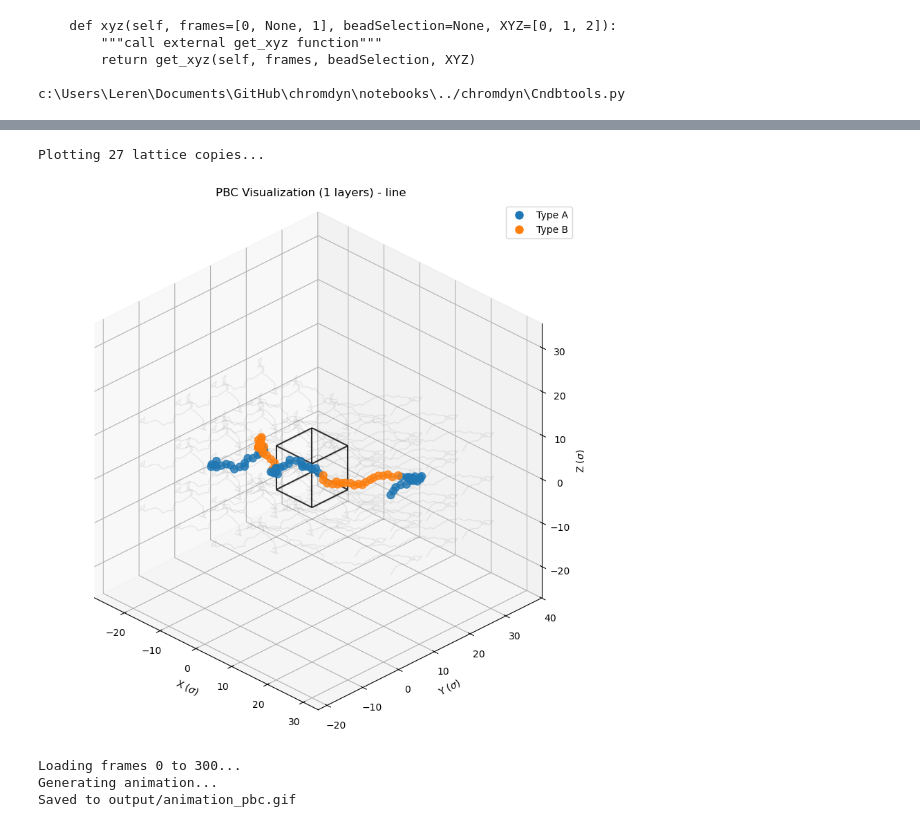
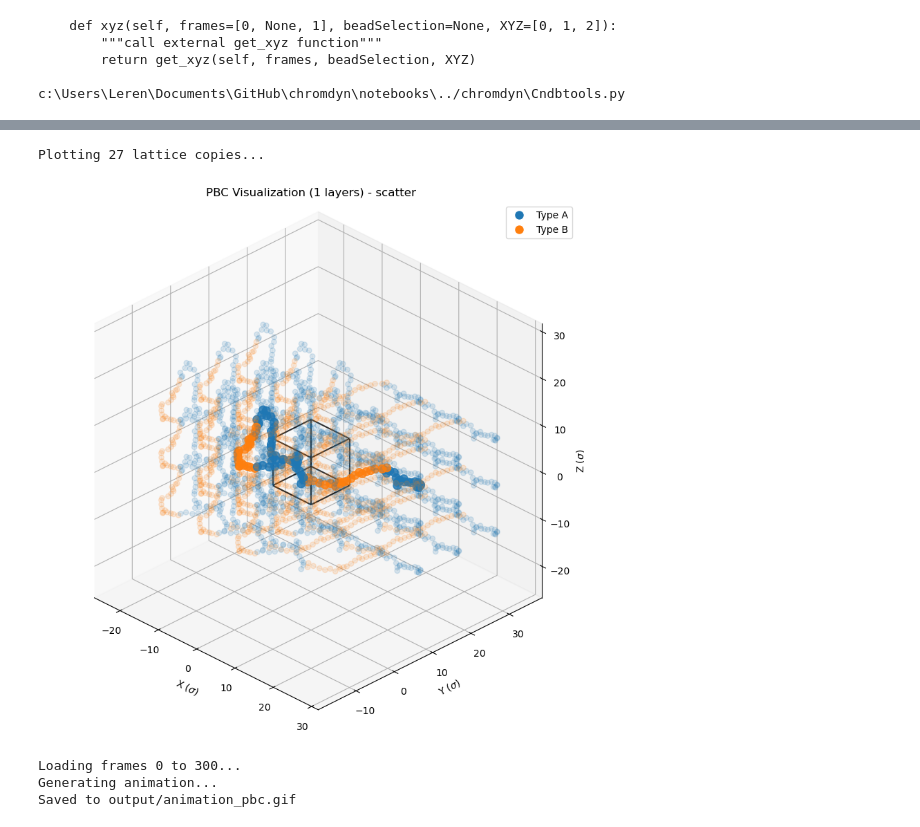
Before and after one commit to s-brahmachari/chromdyn, a Jupyter notebook: notebooks/PBC_sim_test.ipynb, the cells around one changed output, grey strips where cells are left out. Drawn from its saved outputs; the diff is of its cells as text; code cells hidden in the pictures.

```diff
--- a/notebooks/PBC_sim_test.ipynb
+++ b/notebooks/PBC_sim_test.ipynb
@@ -370,17 +370,17 @@ Using types from trajectory: ['A', 'A', 'A', 'A', 'A', 'A', 'A', 'A', 'A', 'A',
 # %%
 from Cndbtools import visualize_pbc_images
 visualize_pbc_images(
     traj = traj,
-    select_frame = 522,
+    select_frame = 532,
     n_layers = 1, # 3*3*3 grid
     image_alpha = 0.15,
-    image_style = 'line',
+    image_style = 'scatter',
     r = 0.5,
     color_mode = 'type'
 )
 # %% [output]
 Plotting 27 lattice copies...
-[figure, old version]
+[figure, new version]
 # %%
 plt.rcParams['animation.html'] = 'jshtml'
 pbc_box_side_length = 10
```
Also changed, not shown: parts of 1 cell of this notebook, 2 other files.
